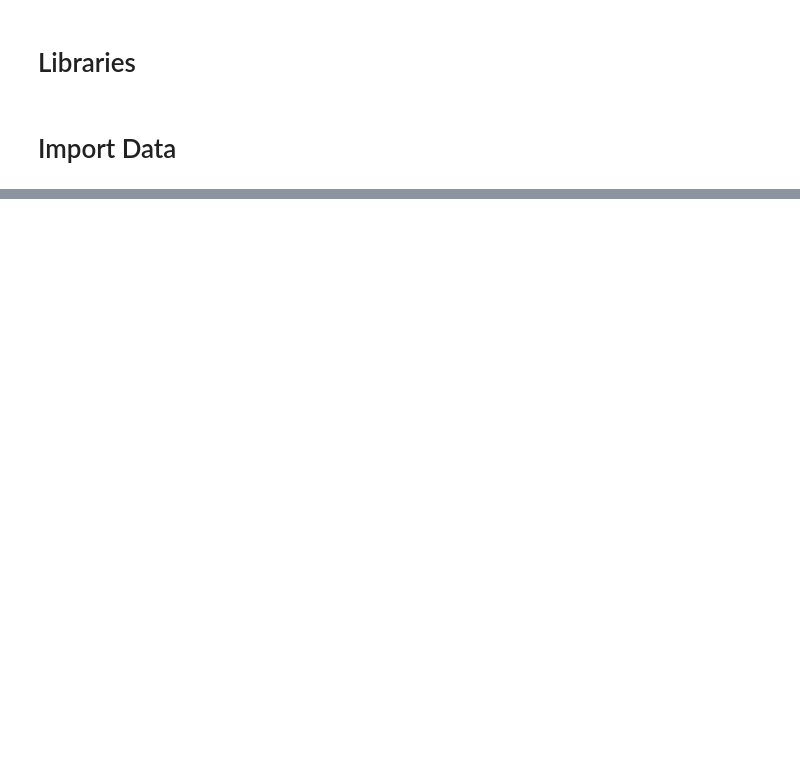
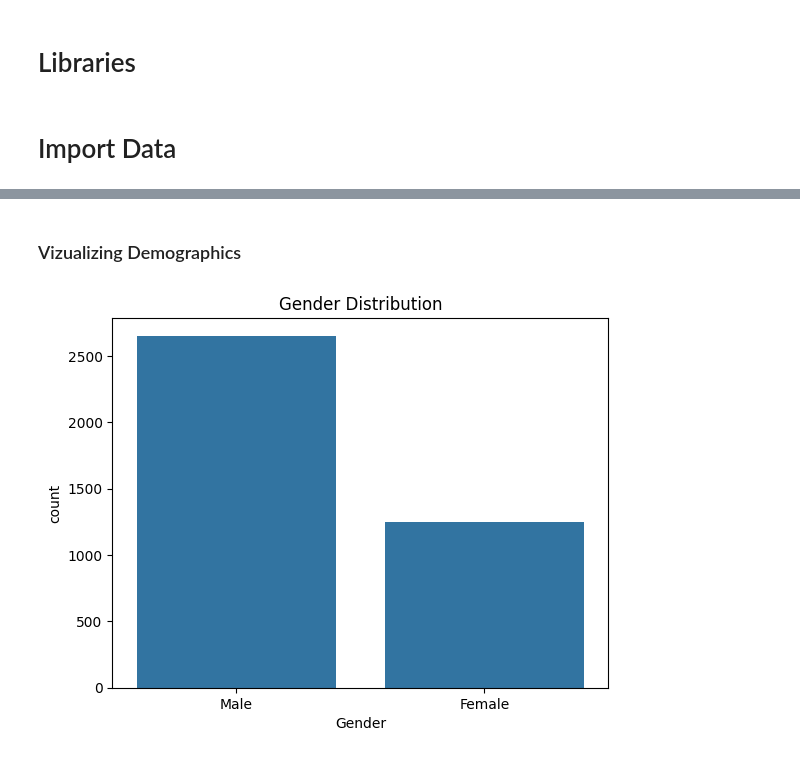
Before and after one commit to Lavishajagwani/Customer-Segmentation-And-Prediction, a Jupyter notebook: main.ipynb, the cells around one changed output, grey strips where cells are left out. Saved outputs shown, nothing was run; the diff lists cells and outputs as text; code cells hidden in the pictures; blank space fills up the shorter version.

```diff
--- a/main.ipynb
+++ b/main.ipynb
@@ -61,3 +52,0 @@ df.head()
-# %%
-df = df.rename(columns={'customer_state': 'location', 'unit_price': 'product_price', 'total_sales': 'total_spend', 'promotion_effectiveness': 'promotional_response'})
-df.head()
@@ -70,0 +65,9 @@ df.head()
+# %% [markdown]
+### Vizualizing Demographics
+# %%
+# Gender distribution
+sns.countplot(x='Gender', data=df)
+plt.title('Gender Distribution')
+plt.show()
+# %% [output]
+[figure, added]
```
Also changed, not shown: parts of 29 cells of this notebook, 1 other file.
